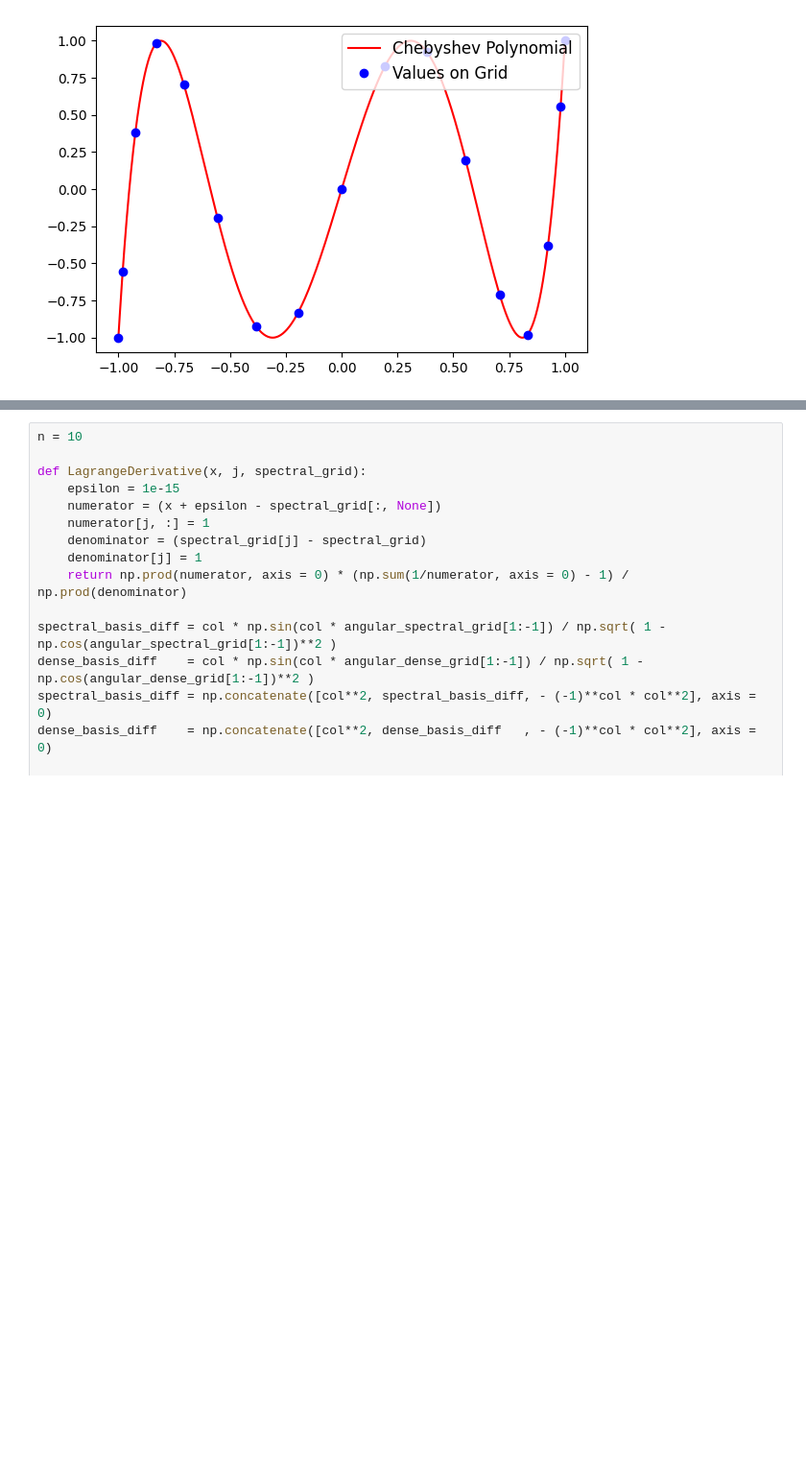
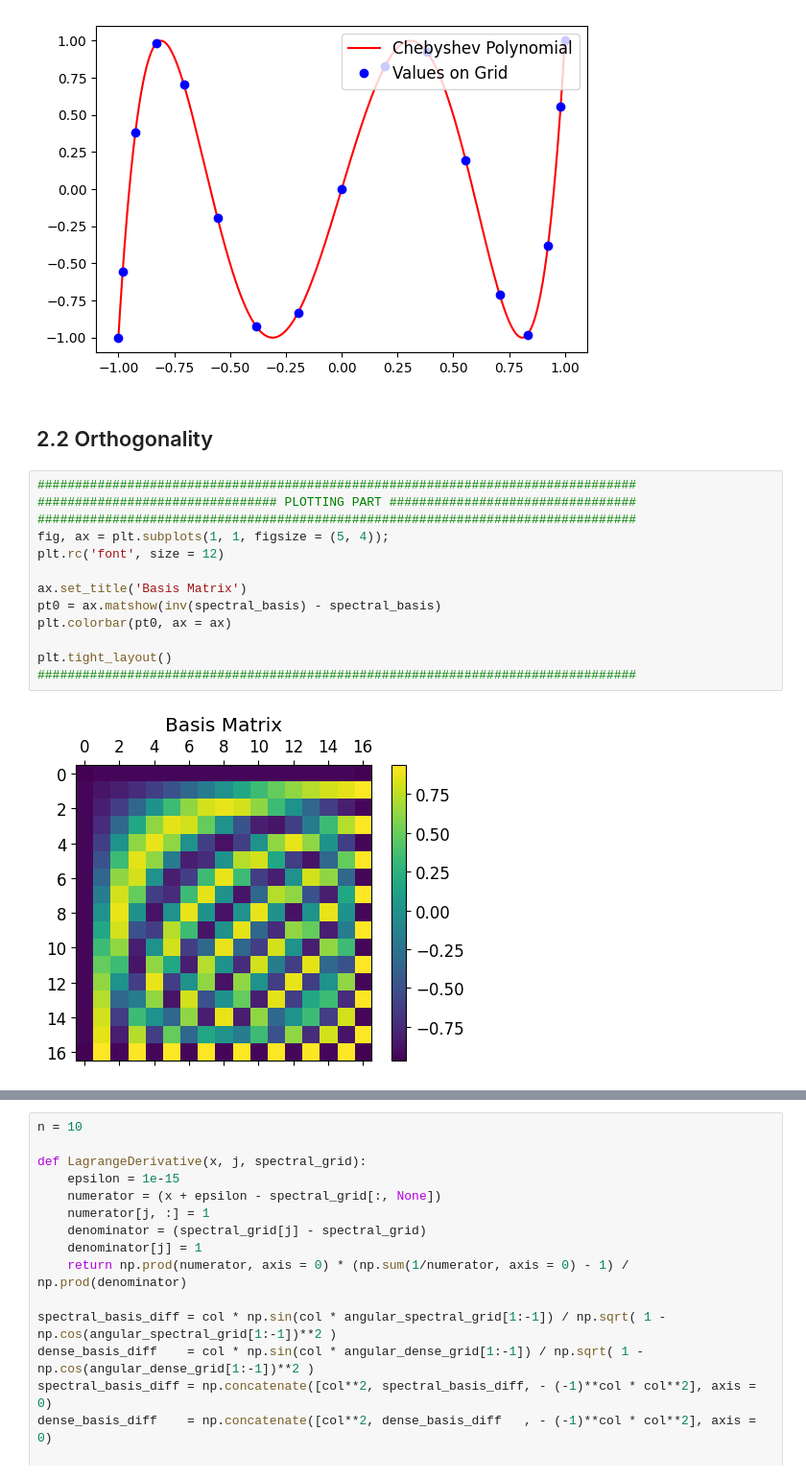
Before and after one commit to raimonluna/LecturesOnSpectralMethods, a Jupyter notebook: Lecture2_ChebyshevSpectralGrid.ipynb, the cells around one changed output, grey strips where cells are left out. Shown at 96% size. Drawn from its saved outputs; the diff is of its cells as text; blank space fills up the shorter version.

```diff
--- a/Lecture2_ChebyshevSpectralGrid.ipynb
+++ b/Lecture2_ChebyshevSpectralGrid.ipynb
@@ -43,3 +46,20 @@ plt.tight_layout()
 ################################################################################
 # %% [output]
 [figure]
+# %% [markdown]
+## 2.2 Orthogonality
+# %%
+################################################################################
+################################ PLOTTING PART #################################
+################################################################################
+fig, ax = plt.subplots(1, 1, figsize = (5, 4));
+plt.rc('font', size = 12)
+
+ax.set_title('Basis Matrix')
+pt0 = ax.matshow(inv(spectral_basis) - spectral_basis)
+plt.colorbar(pt0, ax = ax)
+
+plt.tight_layout()
+################################################################################
+# %% [output]
+[figure, added]
```
Also changed, not shown: parts of 7 cells of this notebook, 4 other files.
